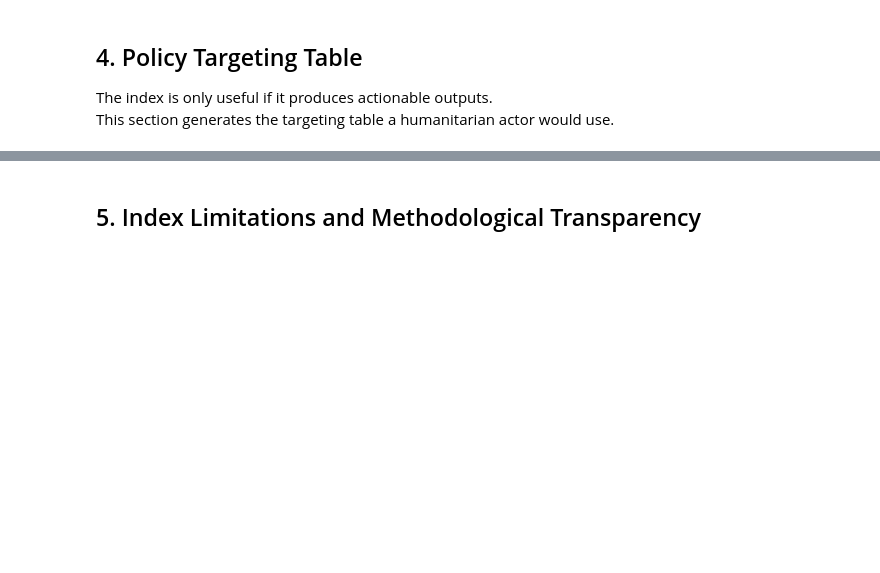
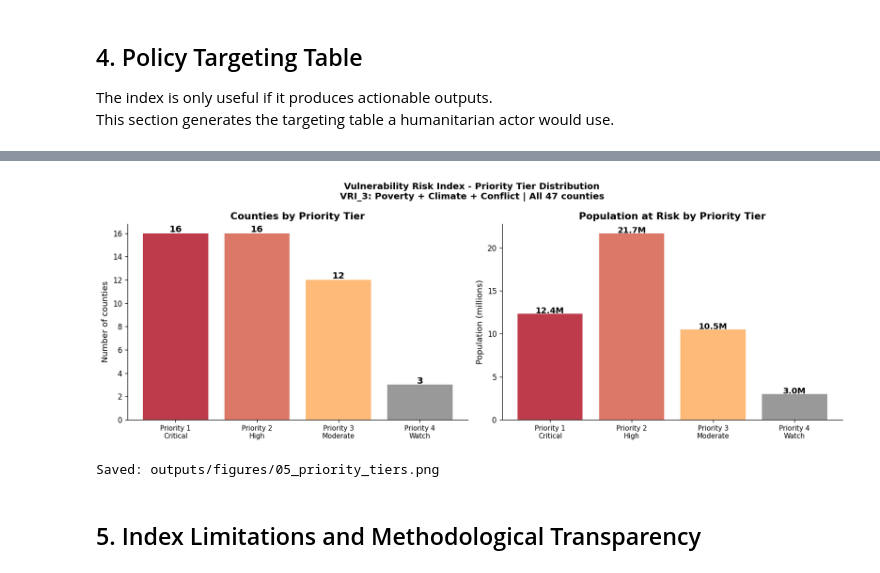
Before and after one commit to MutwiriC/compound-crisis-cascade-kenya, a Jupyter notebook: notebooks/05_vulnerability_risk_index.ipynb, the cells around one changed output, grey strips where cells are left out. Saved outputs shown, nothing was run; the diff lists cells and outputs as text; code cells hidden in the pictures; blank space fills up the shorter version.

```diff
--- a/notebooks/05_vulnerability_risk_index.ipynb
+++ b/notebooks/05_vulnerability_risk_index.ipynb
@@ -729,33 +884,36 @@ ax.set_xticklabels([t.replace(' - ',  '\n') for t in tier_order], fontsize=9)
 ax.set_ylabel('Number of counties')
 ax.set_title('Counties by Priority Tier', fontweight='bold')
 for bar, count in zip(bars, counts):
     ax.text(bar.get_x() + bar.get_width()/2, bar.get_height() + 0.1,
             str(count), ha='center', fontsize=12, fontweight='bold')
 
 # Right: population at risk by tier
 ax2 = axes[1]
-vri3_pop = vri3.merge(pop_clean, on='county', how='left')
+vri3_pop = vri3.copy()
 pop_by_tier = [
     vri3_pop[vri3_pop['priority_tier']==t]['total_population'].sum() / 1e6
     for t in tier_order
 ]
 bars2 = ax2.bar(range(len(tier_order)), pop_by_tier, color=colours_list, alpha=0.85)
 ax2.set_xticks(range(len(tier_order)))
 ax2.set_xticklabels([t.replace(' - ', '\n') for t in tier_order], fontsize=9)
 ax2.set_ylabel('Population (millions)')
 ax2.set_title('Population at Risk by Priority Tier', fontweight='bold')
 for bar, pop in zip(bars2, pop_by_tier):
     ax2.text(bar.get_x() + bar.get_width()/2, bar.get_height() + 0.05,
              f'{pop:.1f}M', ha='center', fontsize=11, fontweight='bold')
 
 plt.suptitle(
     'Vulnerability Risk Index - Priority Tier Distribution\n'
     'VRI_3: Poverty + Climate + Conflict | All 47 counties',
     fontsize=12, fontweight='bold'
 )
 plt.tight_layout()
 plt.savefig(os.path.join(fig_dir, '05_priority_tiers.png'), bbox_inches='tight', dpi=150)
 plt.show()
 print('Saved: outputs/figures/05_priority_tiers.png')
+# %% [output]
+[figure, added]
+Saved: outputs/figures/05_priority_tiers.png
 # %% [markdown]
 ## 5. Index Limitations and Methodological Transparency
```
Also changed, not shown: parts of 22 cells of this notebook, 6 other files.
